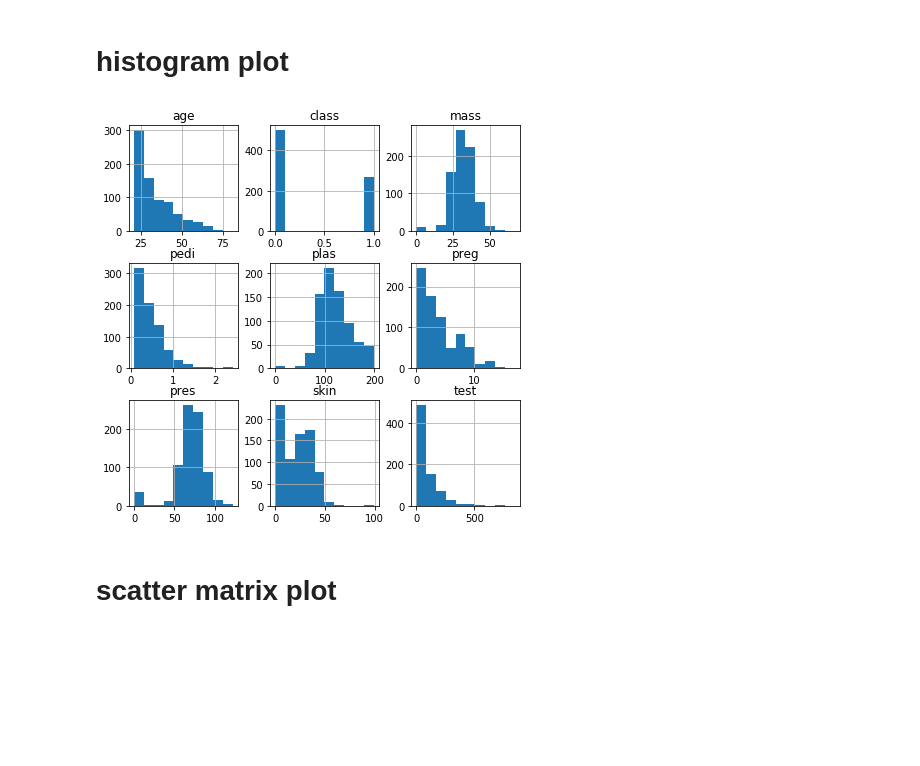
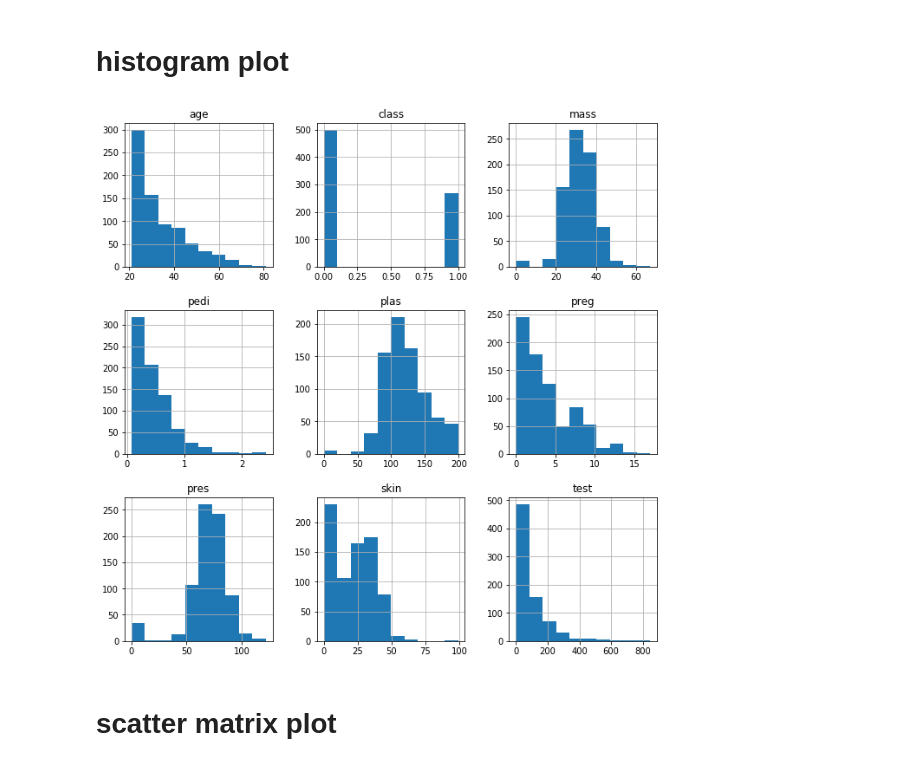
Before and after one commit to enuguru/DataScienceLevelOne, a Jupyter notebook: pydslevelone/data_visualization/plots.ipynb, the cells around one changed output. Saved outputs shown, nothing was run; the diff lists cells and outputs as text; code cells hidden in the pictures; blank space fills up the shorter version.

```diff
--- a/pydslevelone/data_visualization/plots.ipynb
+++ b/pydslevelone/data_visualization/plots.ipynb
@@ -74,10 +74,10 @@ plt.show()
 # %% [markdown]
 # histogram plot
 # %%
-data.hist(figsize=(7,7))
+data.hist(figsize=(11,11))
 plt.show()
 # %% [output]
-[figure, old version]
+[figure, new version]
 # %% [markdown]
 # scatter matrix plot
 # %%
```
Also changed, not shown: parts of 2 cells of this notebook, 11 other files.
